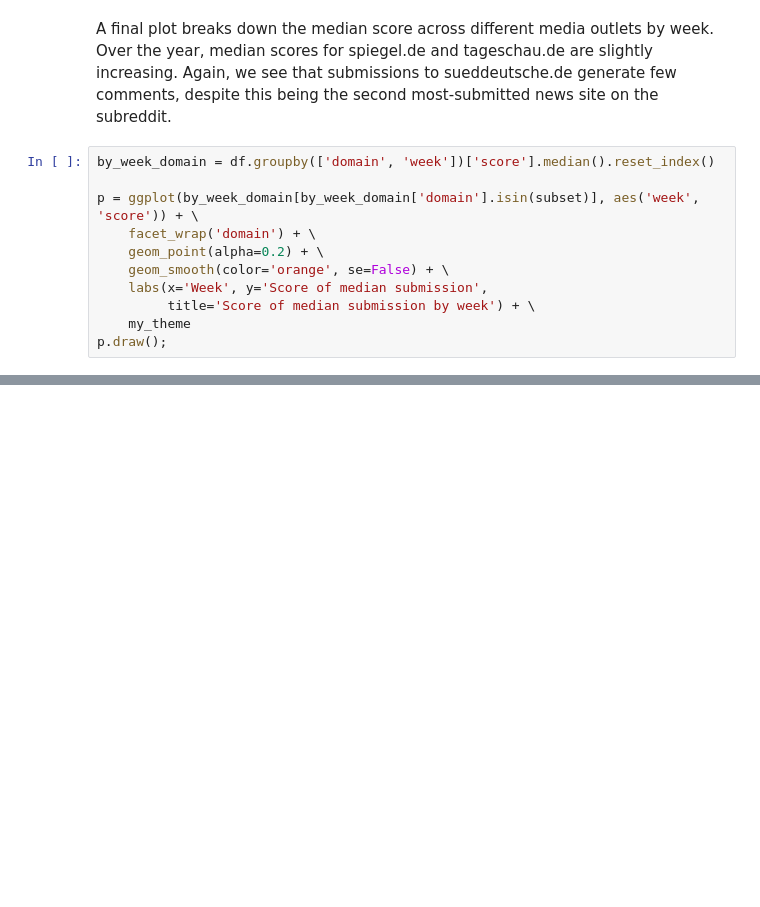
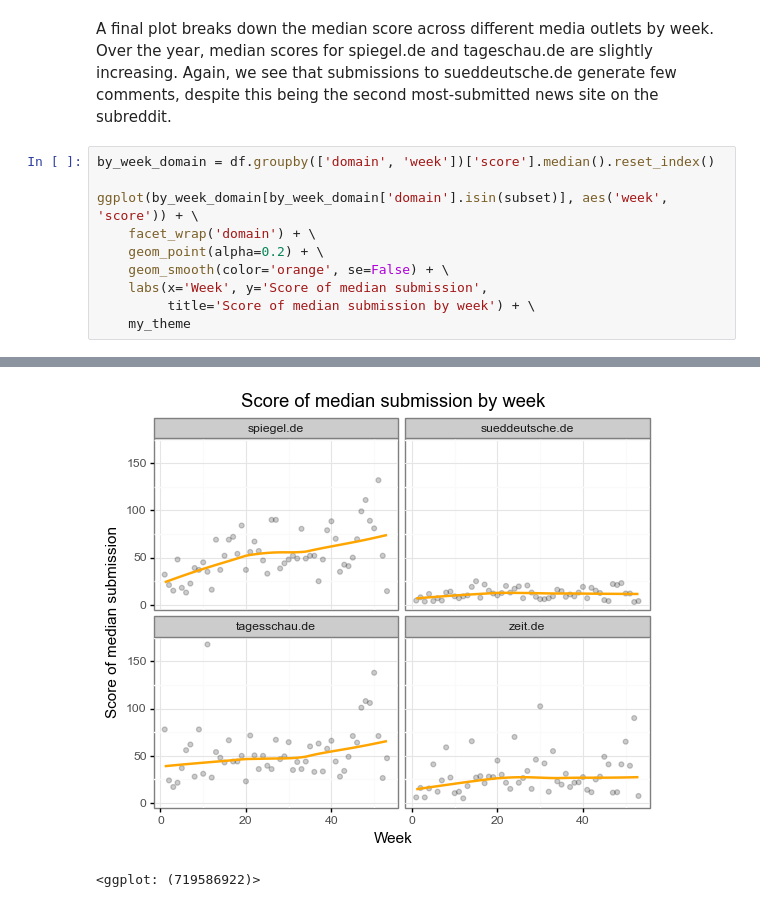
Before and after one commit to elbersb/reddit_media, a Jupyter notebook: reddit_analysis.ipynb, the cells around one changed output, grey strips where cells are left out. Drawn from its saved outputs; the diff is of its cells as text; blank space fills up the shorter version.

```diff
--- a/reddit_analysis.ipynb
+++ b/reddit_analysis.ipynb
@@ -308,12 +306,11 @@ this being the second most-submitted news site on the subreddit.
 # %%
 by_week_domain = df.groupby(['domain', 'week'])['score'].median().reset_index()
 
-p = ggplot(by_week_domain[by_week_domain['domain'].isin(subset)], aes('week', 'score')) + \
+ggplot(by_week_domain[by_week_domain['domain'].isin(subset)], aes('week', 'score')) + \
     facet_wrap('domain') + \
     geom_point(alpha=0.2) + \
     geom_smooth(color='orange', se=False) + \
     labs(x='Week', y='Score of median submission',
          title='Score of median submission by week') + \
     my_theme
-p.draw();
 # %% [output]
@@ -320,0 +317,2 @@ p.draw();
+[figure, added]
+<ggplot: (719586922)>
```
Also changed, not shown: parts of 4 cells of this notebook.
